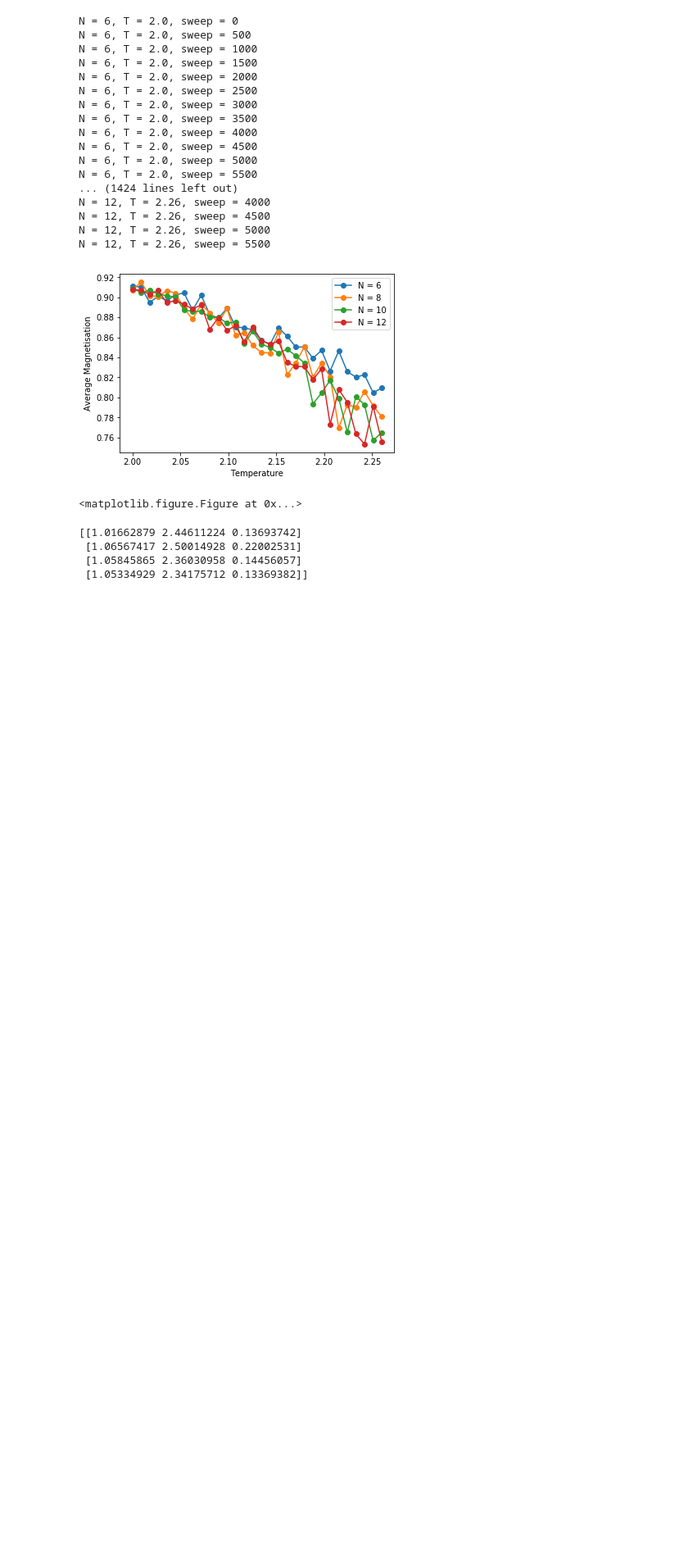
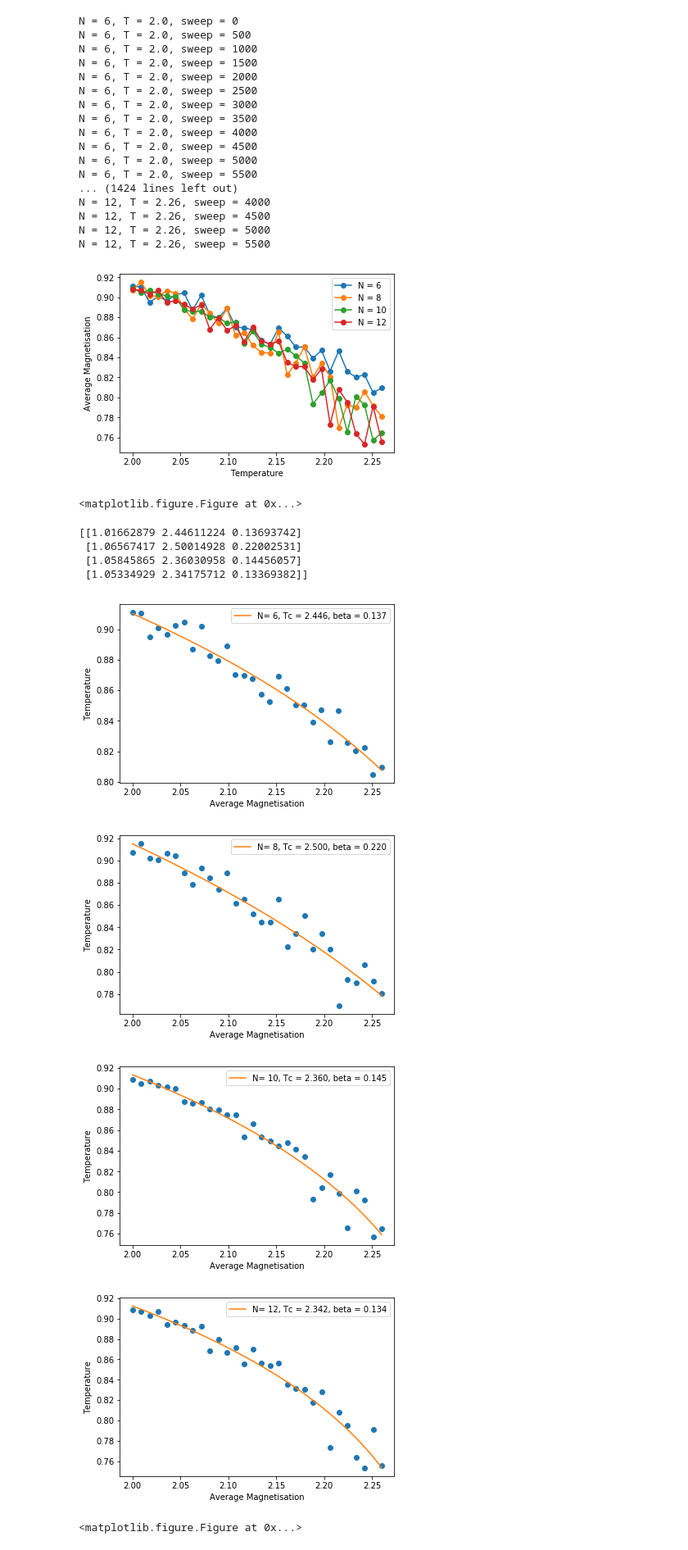
Before and after one commit to dovinhanhnguyen/Part_II_Computational_Exercises, a Jupyter notebook: project/project-dvan2.ipynb, the cells around one changed output. Shown at 82% size. Cells and saved outputs as stored; diff of their text form; code cells hidden in the pictures; blank space fills up the shorter version.

Commit message:
Plots of fitted and measured data

```diff
--- a/project/project-dvan2.ipynb
+++ b/project/project-dvan2.ipynb
@@ -283,3 +284,19 @@ print(parameters)
  [1.06567417 2.50014928 0.22002531]
  [1.05845865 2.36030958 0.14456057]
  [1.05334929 2.34175712 0.13369382]]
+# %%
+# Plot fitted data and measured data
+for N_index in N_indices:
+    plt.plot(Ts_below,average_magnetisation_below[N_index,:],'o')
+    plt.plot(Ts_below,shape_function(Ts_below,parameters[N_index,0],parameters[N_index,1],parameters[N_index,2]),label='N= {0}, Tc = {1:.3f}, beta = {2:.3f}'.format(Ns[N_index],parameters[N_index,1],parameters[N_index,2]))
+    plt.legend(loc='upper right')
+    plt.xlabel('Average Magnetisation')
+    plt.ylabel('Temperature')
+    plt.savefig('plots/Fit N={0} Tc={1:.3f} beta={2:.3f}.png'.format(Ns[N_index],parameters[N_index,1],parameters[N_index,2]))
+    plt.figure()
+# %% [output]
+[figure, added]
+[figure, added]
+[figure, added]
+[figure, added]
+<matplotlib.figure.Figure at 0x...>
```
Also changed, not shown: parts of 2 cells of this notebook, 4 other files.
